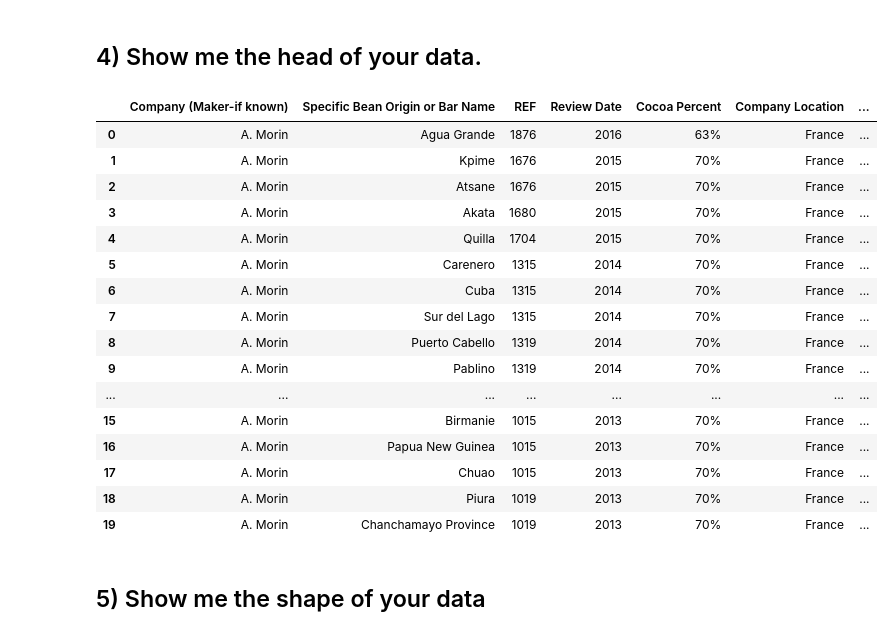
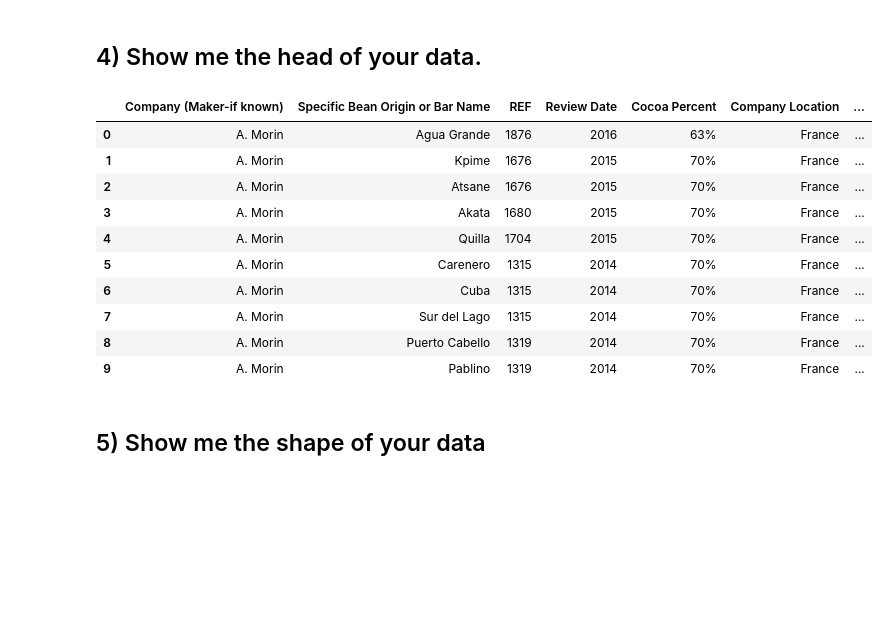
Before and after one commit to greeeneg/final-project, a Jupyter notebook: final-project.ipynb, the cells around one changed output. Cells and saved outputs as stored; diff of their text form; code cells hidden in the pictures; blank space fills up the shorter version.

```diff
--- a/final-project.ipynb
+++ b/final-project.ipynb
@@ -30,25 +30,19 @@ Chocolate_df= pd.read_csv('flavors_of_cacao.csv', header=0)
 # %% [markdown]
 ## 4) Show me the head of your data.
 # %%
-Chocolate_df.head(20)
+Chocolate_df.head(10)
 # %% [output]
 |  | Company (Maker-if known) | Specific Bean Origin or Bar Name | REF | Review Date | Cocoa Percent | Company Location | ... |
 | 0 | A. Morin | Agua Grande | 1876 | 2016 | 63% | France | ... |
 | 1 | A. Morin | Kpime | 1676 | 2015 | 70% | France | ... |
 | 2 | A. Morin | Atsane | 1676 | 2015 | 70% | France | ... |
 | 3 | A. Morin | Akata | 1680 | 2015 | 70% | France | ... |
 | 4 | A. Morin | Quilla | 1704 | 2015 | 70% | France | ... |
 | 5 | A. Morin | Carenero | 1315 | 2014 | 70% | France | ... |
 | 6 | A. Morin | Cuba | 1315 | 2014 | 70% | France | ... |
 | 7 | A. Morin | Sur del Lago | 1315 | 2014 | 70% | France | ... |
 | 8 | A. Morin | Puerto Cabello | 1319 | 2014 | 70% | France | ... |
 | 9 | A. Morin | Pablino | 1319 | 2014 | 70% | France | ... |
-| ... | ... | ... | ... | ... | ... | ... | ... |
-| 15 | A. Morin | Birmanie | 1015 | 2013 | 70% | France | ... |
-| 16 | A. Morin | Papua New Guinea | 1015 | 2013 | 70% | France | ... |
-| 17 | A. Morin | Chuao | 1015 | 2013 | 70% | France | ... |
-| 18 | A. Morin | Piura | 1019 | 2013 | 70% | France | ... |
-| 19 | A. Morin | Chanchamayo Province | 1019 | 2013 | 70% | France | ... |
 # %% [markdown]
 ## 5) Show me the shape of your data
 # %%
```
Also changed, not shown: parts of 70 cells of this notebook.
